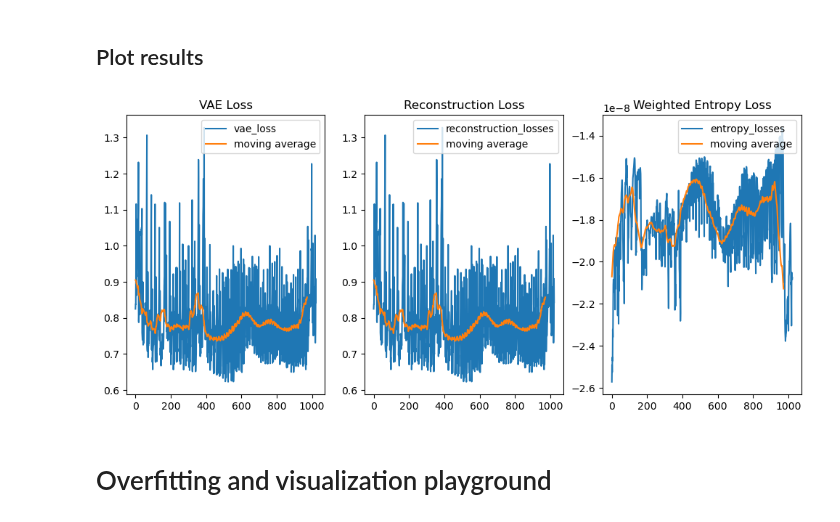
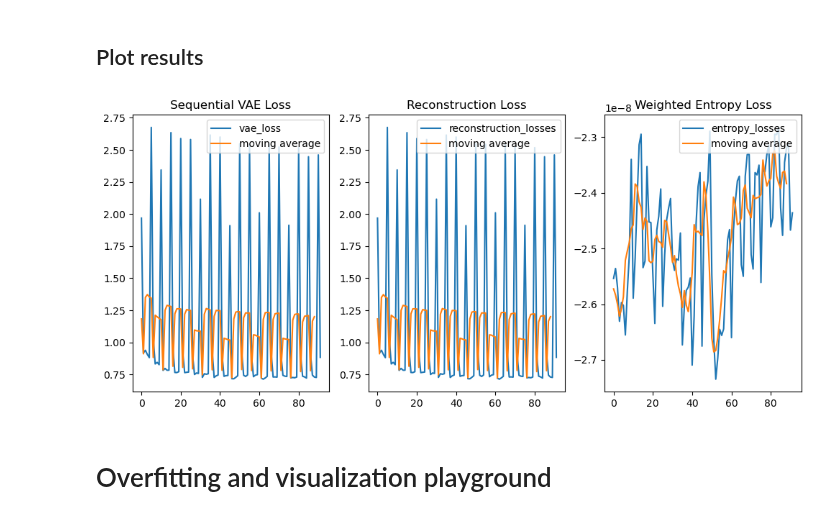
Before and after one commit to till2/self-driving-car, a Jupyter notebook: Dreamer.ipynb, the cells around one changed output. Drawn from its saved outputs; the diff is of its cells as text; code cells hidden in the pictures.

```diff
--- a/Dreamer.ipynb
+++ b/Dreamer.ipynb
@@ -41,7 +41,7 @@ device(type='cuda')
 # %%
 batch_size = 8
 
-A = 2 # number of action dimensions (3 for toy, 2 for real sim)
+A = 3 # number of action dimensions (3 for toy, 2 for real sim)
 H = 512 # discrete h state
 Z = 32*32 # stochastic Zx1 state
 # %% [markdown]
@@ -105,0 +49,3 @@ policy_net = MLP(input_dims=H+Z, output_dims=A).to(device) # state (H+Z) -> A
+# %%
+z = rssm.vae.encode(x).view(-1, Z)
+z.shape
@@ -106,10 +105,13 @@ policy_net = MLP(input_dims=H+Z, output_dims=A).to(device) # state (H+Z) -> A
+# %%
+value_net = MLP(input_dims=Z, output_dims=1).to(device) # state (H+Z) -> 1
+policy_net = MLP(input_dims=Z, output_dims=A).to(device) # state (H+Z) -> A
 # %% [markdown]
 ## Training loop
 # %%
 """ vae training loop """
 
 # create the environment
-toy_env = False
+toy_env = True
 
 if toy_env:
     assert A==3
@@ -173,8 +175,19 @@ for episode in range(n_episodes): # tqdm
             reconstruction_losses.append(reconstruction_loss.item())
             entropy_losses.append(weighted_entropy_loss.item())
 
+
+        """ WORLD MODEL LEARNING """
+
+        # predict z and generate the true stochastic latent variable z with the encoder
+        z_pred = rssm.dynamics_mlp(h).view(-1, Z) # B,1024 (flattened)
+        z = rssm.vae.encode(x).view(-1, Z) # TODO: use h,x
+
+        # apply external actor and critic nets on z
+        action = policy_net(z) # a is a 2x1 vector
+        v = value_net(z)
+
         # predict one step using the RSSM and apply the actor-critic
-        h, action, v, reward, continue_flag = rssm(x, h)
+        h, reward_pred, continue_pred = rssm.step(action, h, z)
 
         # choose and execute an action
         next_obs, reward, terminated, truncated, info = env.step(action.squeeze().detach().cpu().numpy())
@@ -230,41 +214,41 @@ rolling_length = max(1, int(len(vae_losses)/20))
 
 fig, axs = plt.subplots(ncols=3, figsize=(12, 5))
 
-axs[0].set_title("VAE Loss")
+axs[0].set_title("Sequential VAE Loss")
 vae_losses_moving_average = (
     np.convolve(
         np.array(vae_losses).flatten(), np.ones(rolling_length), mode="valid"
     )
     / rolling_length
 )
 axs[0].plot(range(len(vae_losses)), vae_losses, label="vae_loss")
 axs[0].plot(range(len(vae_losses_moving_average)), vae_losses_moving_average, label="moving average")
 axs[0].legend(loc="upper right")
 
 
 axs[1].set_title("Reconstruction Loss")
 reconstruction_losses_moving_average = (
     np.convolve(
         np.array(reconstruction_losses).flatten(), np.ones(rolling_length), mode="valid"
     )
     / rolling_length
 )
 axs[1].plot(range(len(reconstruction_losses)), reconstruction_losses, label="reconstruction_losses")
 axs[1].plot(range(len(reconstruction_losses_moving_average)), reconstruction_losses_moving_average, label="moving average")
 axs[1].legend(loc="upper right")
 
 axs[2].set_title("Weighted Entropy Loss")
 entropy_losses_moving_average = (
     np.convolve(
         np.array(entropy_losses).flatten(), np.ones(rolling_length), mode="valid"
     )
     / rolling_length
 )
 axs[2].plot(range(len(entropy_losses)), entropy_losses, label="entropy_losses")
 axs[2].plot(range(len(entropy_losses_moving_average)), entropy_losses_moving_average, label="moving average")
 axs[2].legend(loc="upper right");
 # %% [output]
-[figure, old version]
+[figure, new version]
 # %% [markdown]
 # Overfitting and visualization playground
 # %%
```
Also changed, not shown: parts of 11 cells of this notebook, 1 other file.
